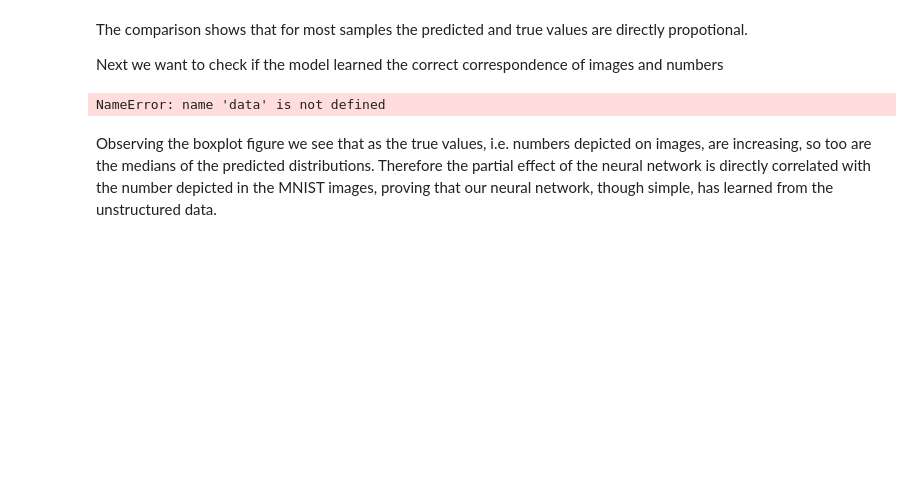
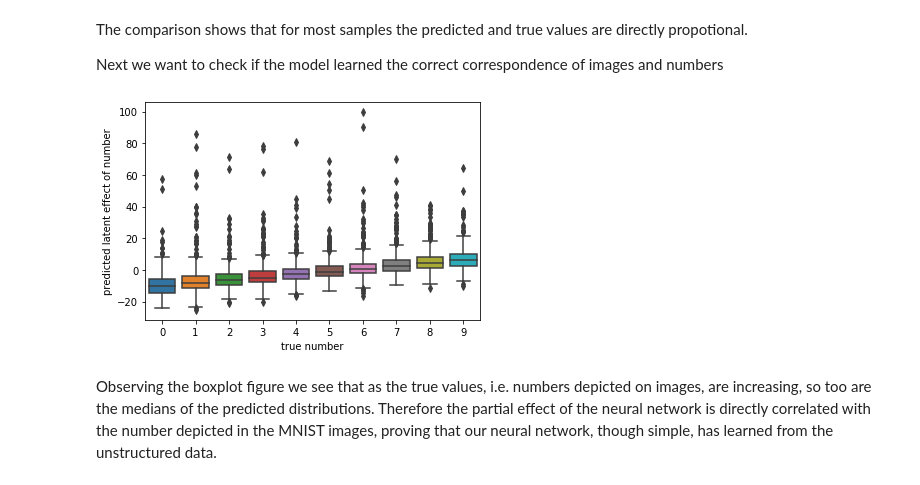
Before and after one commit to HelmholtzAI-Consultants-Munich/PySDDR, a Jupyter notebook: tutorials/AdvancedTutorial.ipynb, the cells around one changed output. Drawn from its saved outputs; the diff is of its cells as text; code cells hidden in the pictures; blank space fills up the shorter version.

```diff
--- a/tutorials/AdvancedTutorial.ipynb
+++ b/tutorials/AdvancedTutorial.ipynb
@@ -159,21 +163,24 @@ Next we want to check if the model learned the correct correspondence of images
 # %%
 # we create a copy of our original structured data where we set all inputs but the images to be zero
 data_pred_copy = data.copy()
 data_pred_copy.loc[:,'x1'] = 0
 data_pred_copy.loc[:,'x2'] = 0
 data_pred_copy.loc[:,'x3'] = 0
 
 # and make a prediction using only the images
 distribution_layer, partial_effect = sddr.predict(data_pred_copy,
                                                   clipping=True,
                                                   plot=False,
                                                   unstructured_data = unstructured_data)
 # add the predicted mean value to our tabular data
 data_pred_copy['predicted_number'] = distribution_layer.loc[:,:].numpy().flatten()
 
 # and compare the true number on the images with the predicted number
-sns.boxplot(x="true number", y="predicted latent effect of number", data=data_pred_copy)
+ax = sns.boxplot(x="y_true", y="predicted_number", data=data_pred_copy)
+
+ax.set_xlabel("true number");
+ax.set_ylabel("predicted latent effect of number");
 # %% [output]
-NameError: name 'data' is not defined
+[figure, added]
 # %% [markdown]
 Observing the boxplot figure we see that as the true values, i.e. numbers depicted on images, are increasing, so too are the medians of the predicted distributions. Therefore the partial effect of the neural network is directly correlated with the number depicted in the MNIST images, proving that our neural network, though simple, has learned from the unstructured data.
```
Also changed, not shown: parts of 5 cells of this notebook.
